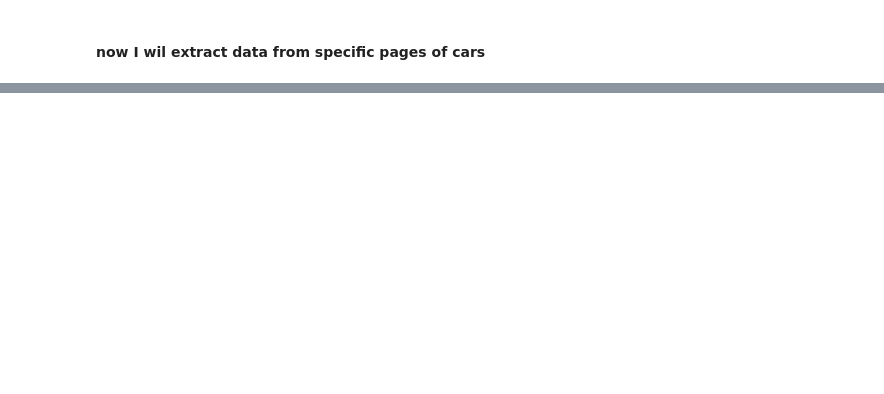
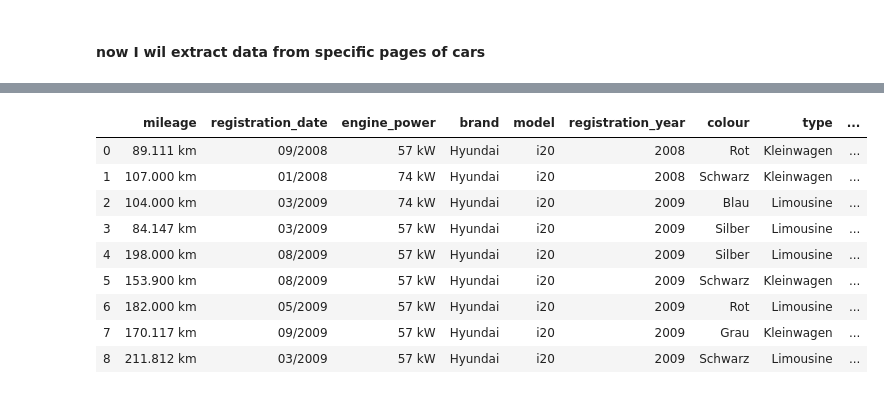
Before and after one commit to Albertoooz/autoscout24de-webscrap, a Jupyter notebook: webscrap_auto.ipynb, the cells around one changed output, grey strips where cells are left out. Drawn from its saved outputs; the diff is of its cells as text; code cells hidden in the pictures; blank space fills up the shorter version.

Commit message:
add scraped data to dataframe

```diff
--- a/webscrap_auto.ipynb
+++ b/webscrap_auto.ipynb
@@ -182,4 +182,16 @@ car={}
 car['mileage']=keyfacts[0].string
 car['registration_date']=keyfacts[1].string
 car['engine_power']=keyfacts[2].string
-car['brand']=
+#details
+details=soup.find_all('a', class_="cldt-stealth-link")
+car['brand']=details[1].string
+car['model']=details[2].string
+car['registration_year']=details[3].string
+car['colour']=details[4].string
+car['type']=details[5].string
+car['fuel_type']=details[7].string
+
+####other details
+det_2=soup.find_all('div',class_="cldt-categorized-data")
+car['is_after_accident']=det_2[0].find_all('dd')[4].string
+car['engine_size']=det_2[2].find_all('dd')[2].string
@@ -211,0 +205,3 @@ keyfacts[5].string
+# %%
+links=link_unbroken
+links.extend(link_broken)
@@ -211,0 +289,14 @@ keyfacts[5].string
+# %%
+from pandas import DataFrame
+cars_data=DataFrame(cars_details[1:10])
+# %% [output]
+|  | mileage | registration_date | engine_power | brand | model | registration_year | colour | type | ... |
+| 0 | 89.111 km | 09/2008 | 57 kW | Hyundai | i20 | 2008 | Rot | Kleinwagen | ... |
+| 1 | 107.000 km | 01/2008 | 74 kW | Hyundai | i20 | 2008 | Schwarz | Kleinwagen | ... |
+| 2 | 104.000 km | 03/2009 | 74 kW | Hyundai | i20 | 2009 | Blau | Limousine | ... |
+| 3 | 84.147 km | 03/2009 | 57 kW | Hyundai | i20 | 2009 | Silber | Limousine | ... |
+| 4 | 198.000 km | 08/2009 | 57 kW | Hyundai | i20 | 2009 | Silber | Limousine | ... |
+| 5 | 153.900 km | 08/2009 | 57 kW | Hyundai | i20 | 2009 | Schwarz | Kleinwagen | ... |
+| 6 | 182.000 km | 05/2009 | 57 kW | Hyundai | i20 | 2009 | Rot | Limousine | ... |
+| 7 | 170.117 km | 09/2009 | 57 kW | Hyundai | i20 | 2009 | Grau | Kleinwagen | ... |
+| 8 | 211.812 km | 03/2009 | 57 kW | Hyundai | i20 | 2009 | Schwarz | Limousine | ... |
```
Also changed, not shown: parts of 16 cells of this notebook.
